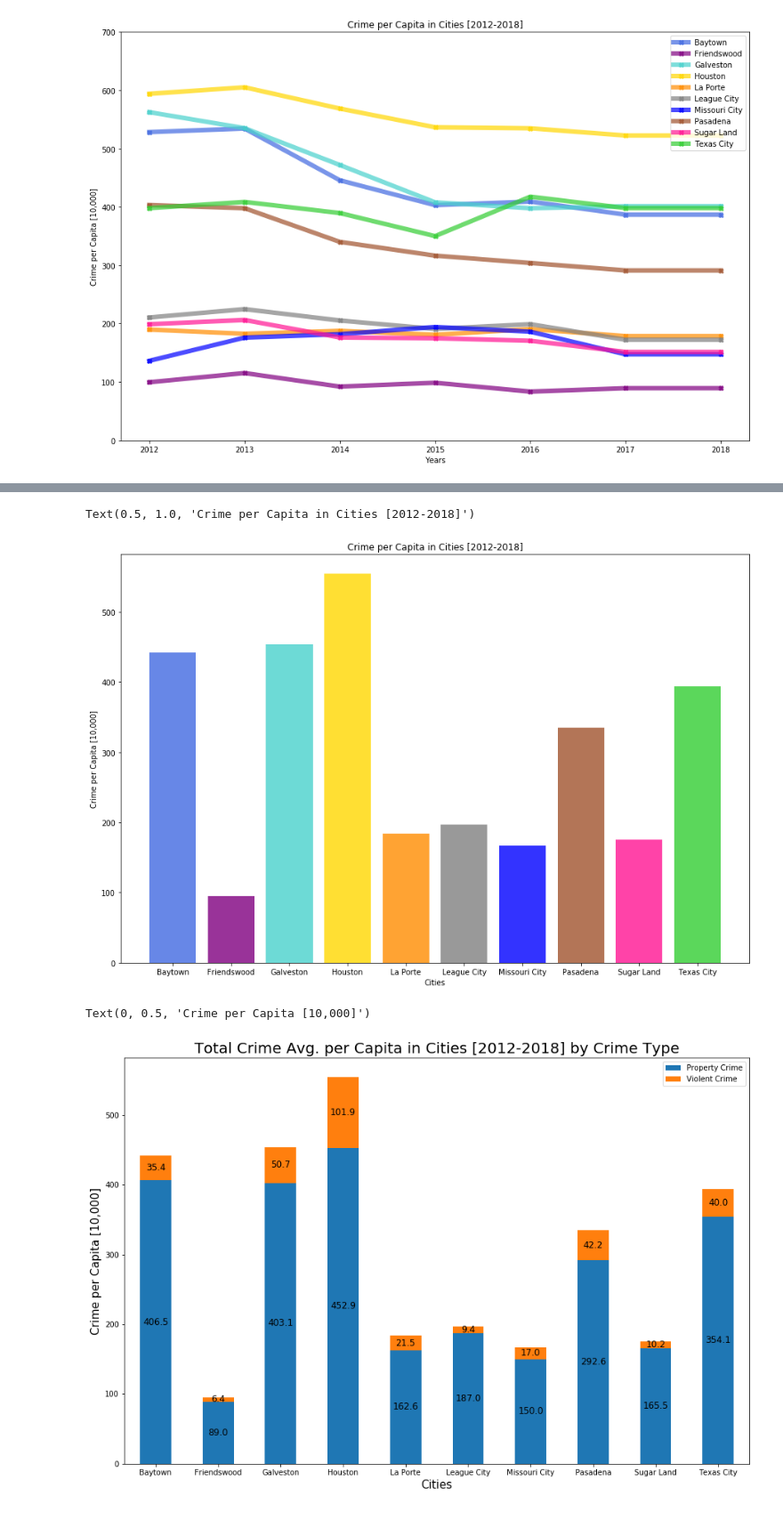
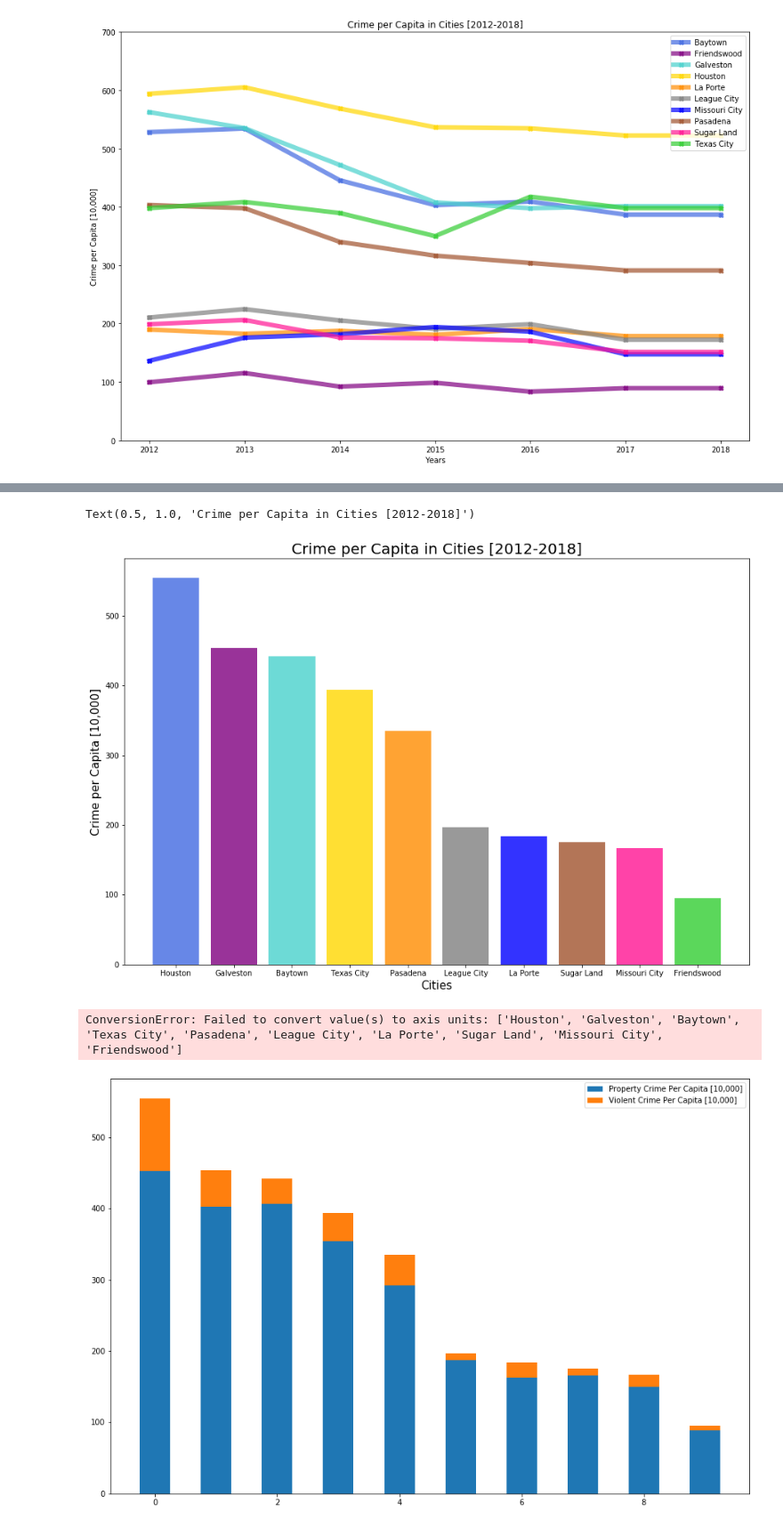
Before and after one commit to andresocorro/project_1, a Jupyter notebook: src_files/CrimeData.ipynb, the cells around one changed output, grey strips where cells are left out. Shown at 89% size. Saved outputs shown, nothing was run; the diff lists cells and outputs as text; code cells hidden in the pictures.

Commit message:
Bar graphs complete, need x axis

```diff
--- a/src_files/CrimeData.ipynb
+++ b/src_files/CrimeData.ipynb
@@ -269,0 +250,4 @@ colors
+# %%
+# Sorting dataframe
+geo_crime_df = geo_crime_df.sort_values(by=['Total Crime Per Capita [10,000]'], ascending=False)
+geo_crime_df.reset_index(drop=True)
@@ -270,40 +266,37 @@ colors
 # %%
 plt.figure(figsize =(15,10))
 
-# number_list = [1, 2, 3, 4, 5, 6, 7, 8, 9, 10]
-# for i in number_list:
+plt.bar(x=geo_crime_df['City'], height=geo_crime_df['Total Crime Per Capita [10,000]'], color = colors , alpha=.8, align='center')
 
-plt.bar(x=city_list, height=total_lst, color = colors , alpha=.8, align='center')
-
-plt.xlabel("Cities")
-plt.ylabel("Crime per Capita [10,000]")
-plt.title("Crime per Capita in Cities [2012-2018]")
+plt.xlabel("Cities", fontsize=15)
+plt.ylabel("Crime per Capita [10,000]", fontsize=15)
+plt.title("Crime per Capita in Cities [2012-2018]", fontsize=20)
 # %% [output]
 Text(0.5, 1.0, 'Crime per Capita in Cities [2012-2018]')
-[figure, old version]
+[figure, new version]
 # %%
-# 'Total Crime': total_lst,
-plotdata = pd.DataFrame({'Property Crime': property_lst, 'Violent Crime': violent_lst}, index = city_list)
+label = geo_crime_df['City']
 
-ax = plotdata.plot(kind='bar', stacked=True, figsize=(15,10), rot=0)
+ax = geo_crime_df[['Property Crime Per Capita [10,000]', 'Violent Crime Per Capita [10,000]']].plot(kind='bar', stacked=True, xticks=['Houston', 'Galveston', 'Baytown', 'Texas City', 'Pasadena', 'League City', 'La Porte', 'Sugar Land', 'Missouri City', 'Friendswood'], figsize=(15,10), rot=0)
 
 for rect in ax.patches:
     # Find where everything is located
     height = rect.get_height()
     width = rect.get_width()
     x = rect.get_x()
     y = rect.get_y()
 
     # The width of the bar is the data value and can used as the label
     label_text = f'{round(height,1)}'  # f'{height:.2f}' if you have decimal values as labels
 
     label_x = x + width / 2
     label_y = y + height / 2
     ax.text(label_x, label_y, label_text, ha='center', va='center', fontsize=12)
 
 plt.title("Total Crime Avg. per Capita in Cities [2012-2018] by Crime Type", fontsize=20)
 plt.xlabel("Cities", fontsize=15)
 plt.ylabel("Crime per Capita [10,000]", fontsize=15)
+plt.legend(loc="best", fontsize=1)
 # %% [output]
-Text(0, 0.5, 'Crime per Capita [10,000]')
+ConversionError: Failed to convert value(s) to axis units: ['Houston', 'Galveston', 'Baytown', 'Texas City', 'Pasadena', 'League City', 'La Porte', 'Sugar Land', 'Missouri City', 'Friendswood']
-[figure, old version]
+[figure, new version]
```
Also changed, not shown: parts of 4 cells of this notebook.
